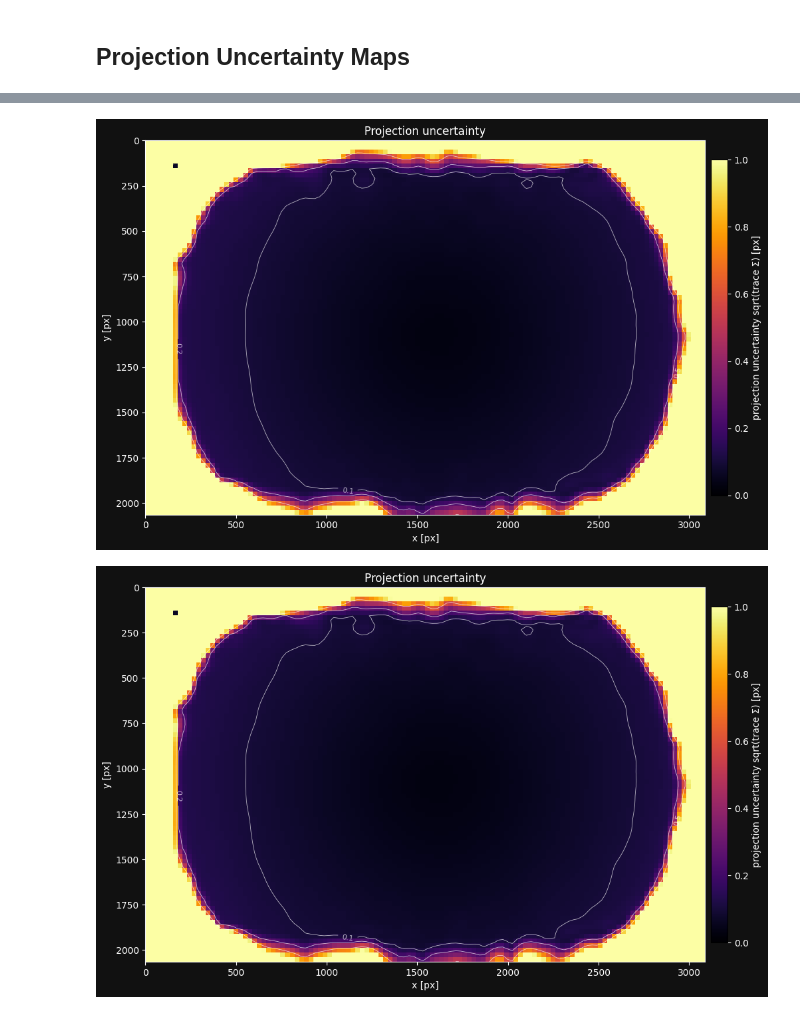
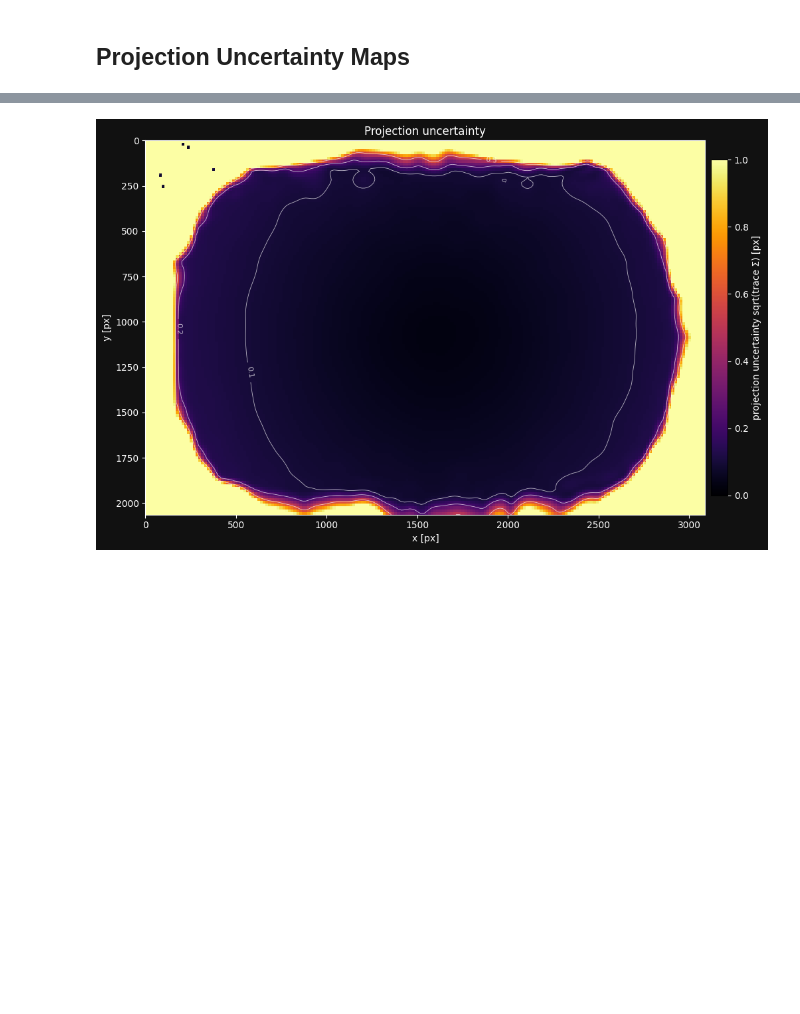
Before and after one commit to Robertleoj/lensboy, a Jupyter notebook: examples/wide_angle_uncertainty_calibration.ipynb, the cells around one changed output, grey strips where cells are left out. Cells and saved outputs as stored; diff of their text form; code cells hidden in the pictures; blank space fills up the shorter version.

```diff
--- a/examples/wide_angle_uncertainty_calibration.ipynb
+++ b/examples/wide_angle_uncertainty_calibration.ipynb
@@ -275,10 +271,6 @@ opencv_uncertainty_fig
 # %%
-spline_uncertainty_fig = spline_result.plot_projection_uncertainty(
-    grid_density=120,
-    return_figure=True,
+spline_result.plot_projection_uncertainty(
     heatmap_max=1.0
 )
-spline_uncertainty_fig
 # %% [output]
-[figure, old version]
+[figure, new version]
-[figure, removed]
```
Also changed, not shown: parts of 1 cell of this notebook.
